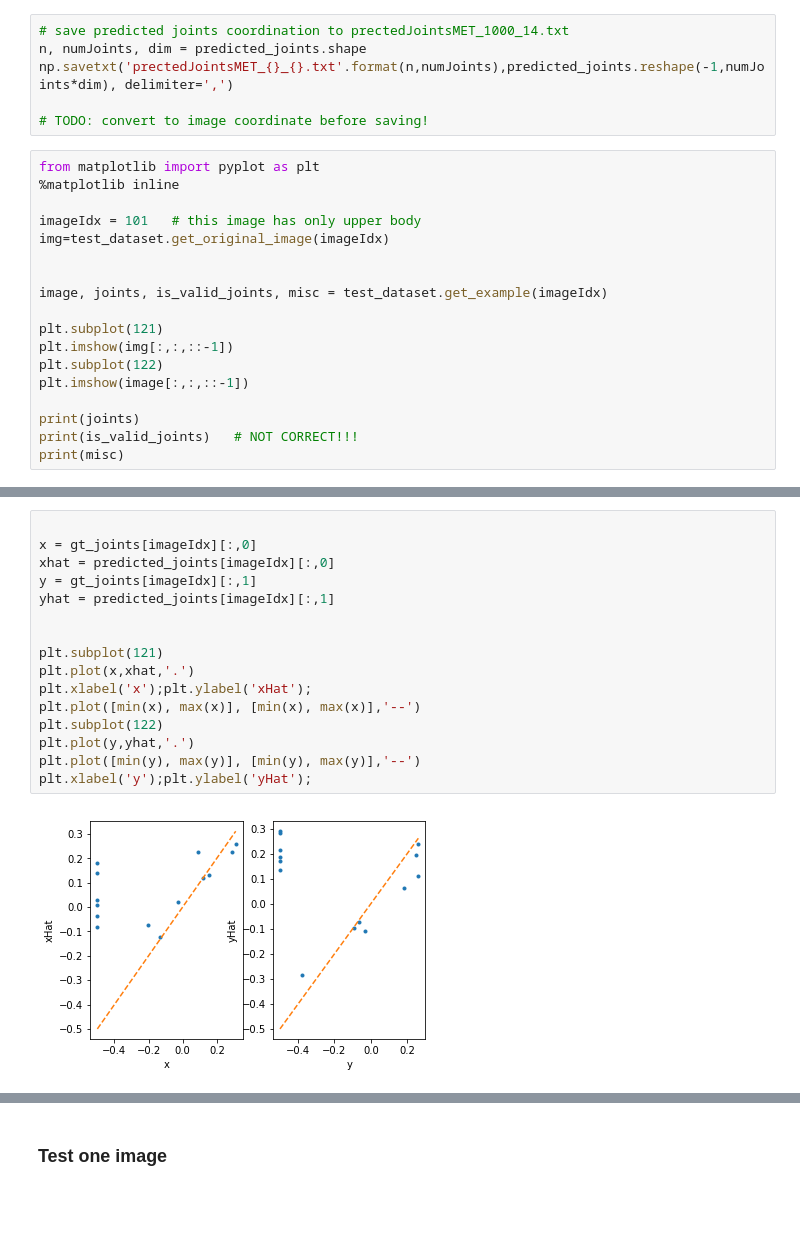
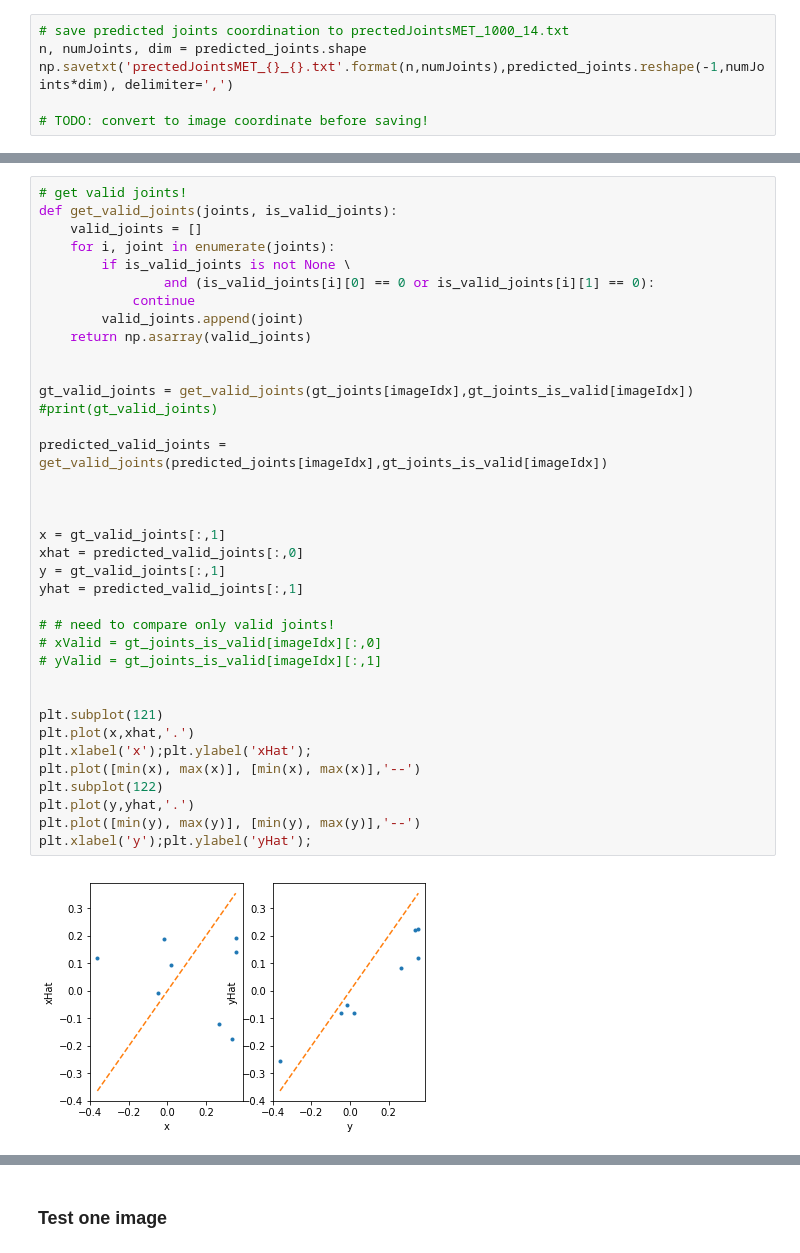
Before and after one commit to ys7yoo/deeppose_tf, a Jupyter notebook: testMET.ipynb, the cells around one changed output, grey strips where cells are left out. Drawn from its saved outputs; the diff is of its cells as text; blank space fills up the shorter version.

```diff
--- a/testMET.ipynb
+++ b/testMET.ipynb
@@ -193,21 +276,3 @@ n, numJoints, dim = predicted_joints.shape
 np.savetxt('prectedJointsMET_{}_{}.txt'.format(n,numJoints),predicted_joints.reshape(-1,numJoints*dim), delimiter=',')
 
 # TODO: convert to image coordinate before saving!
-# %%
-from matplotlib import pyplot as plt
-%matplotlib inline
-
-imageIdx = 101   # this image has only upper body
-img=test_dataset.get_original_image(imageIdx)
-
-
-image, joints, is_valid_joints, misc = test_dataset.get_example(imageIdx)
-
-plt.subplot(121)
-plt.imshow(img[:,:,::-1])
-plt.subplot(122)
-plt.imshow(image[:,:,::-1])
-
-print(joints)
-print(is_valid_joints)   # NOT CORRECT!!!
-print(misc)
@@ -234,18 +279,39 @@ WARNING:matplotlib.image:Clipping input data to the valid range for imshow with
 # %%
+# get valid joints!
+def get_valid_joints(joints, is_valid_joints):
+    valid_joints = []
+    for i, joint in enumerate(joints):
+        if is_valid_joints is not None \
+                and (is_valid_joints[i][0] == 0 or is_valid_joints[i][1] == 0):
+            continue
+        valid_joints.append(joint)
+    return np.asarray(valid_joints)
 
-x = gt_joints[imageIdx][:,0]
-xhat = predicted_joints[imageIdx][:,0]
-y = gt_joints[imageIdx][:,1]
-yhat = predicted_joints[imageIdx][:,1]
+
+gt_valid_joints = get_valid_joints(gt_joints[imageIdx],gt_joints_is_valid[imageIdx])
+#print(gt_valid_joints)
+
+predicted_valid_joints = get_valid_joints(predicted_joints[imageIdx],gt_joints_is_valid[imageIdx])
+
+
+
+x = gt_valid_joints[:,1]
+xhat = predicted_valid_joints[:,0]
+y = gt_valid_joints[:,1]
+yhat = predicted_valid_joints[:,1]
+
+# # need to compare only valid joints!
+# xValid = gt_joints_is_valid[imageIdx][:,0]
+# yValid = gt_joints_is_valid[imageIdx][:,1]
 
 
 plt.subplot(121)
 plt.plot(x,xhat,'.')
 plt.xlabel('x');plt.ylabel('xHat');
 plt.plot([min(x), max(x)], [min(x), max(x)],'--')
 plt.subplot(122)
 plt.plot(y,yhat,'.')
 plt.plot([min(y), max(y)], [min(y), max(y)],'--')
 plt.xlabel('y');plt.ylabel('yHat');
 # %% [output]
-[figure, old version]
+[figure, new version]
```
Also changed, not shown: parts of 13 cells of this notebook.
